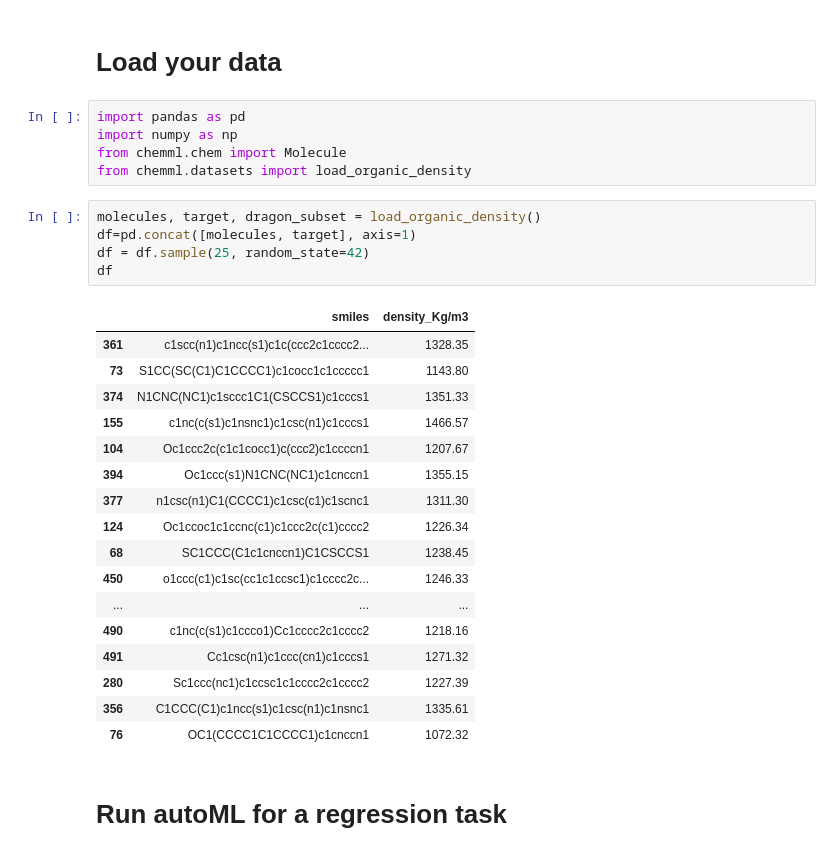
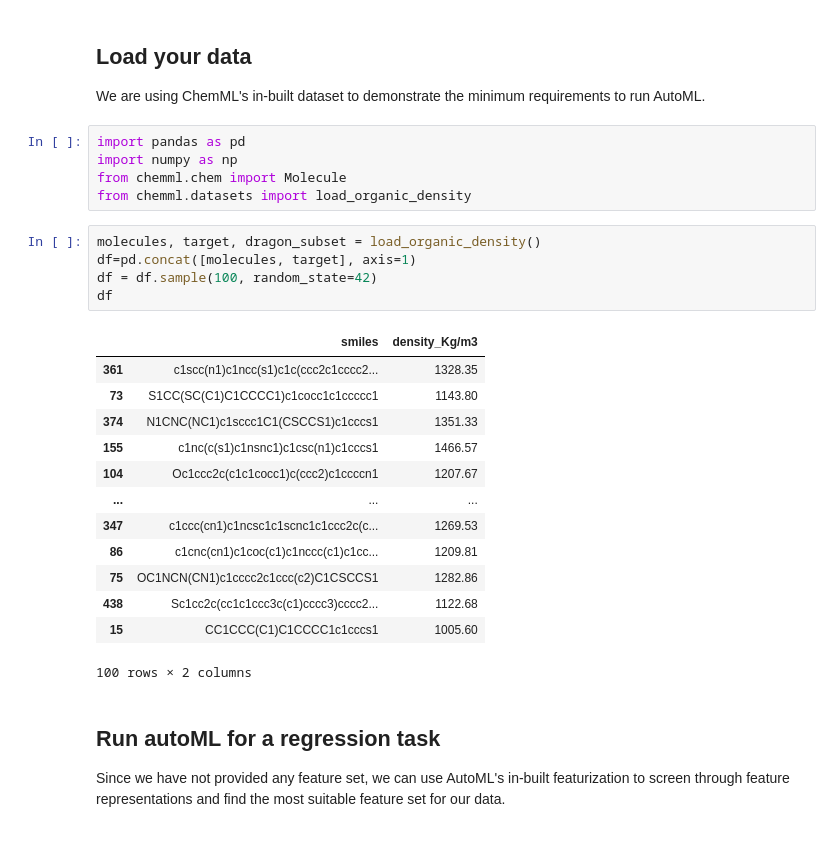
Before and after one commit to hachmannlab/chemml, a Jupyter notebook: ipython_notebooks/autoML_regression.ipynb, the cells around one changed output. Saved outputs shown, nothing was run; the diff lists cells and outputs as text.

```diff
--- a/ipython_notebooks/autoML_regression.ipynb
+++ b/ipython_notebooks/autoML_regression.ipynb
@@ -34,5 +42,7 @@ Returns dataframe of error metrics, machine learning model, algorithm, tuned hyp
 # %% [markdown]
-# Load your data
+## Load your data
+
+We are using ChemML's in-built dataset to demonstrate the minimum requirements to run AutoML.
 # %%
 import pandas as pd
 import numpy as np
@@ -41,28 +51,26 @@ from chemml.datasets import load_organic_density
 # %%
 molecules, target, dragon_subset = load_organic_density()
 df=pd.concat([molecules, target], axis=1)
-df = df.sample(25, random_state=42)
+df = df.sample(100, random_state=42)
 df
 # %% [output]
 |  | smiles | density_Kg/m3 |
 | 361 | c1scc(n1)c1ncc(s1)c1c(ccc2c1cccc2... | 1328.35 |
 | 73 | S1CC(SC(C1)C1CCCC1)c1cocc1c1ccccc1 | 1143.80 |
 | 374 | N1CNC(NC1)c1sccc1C1(CSCCS1)c1cccs1 | 1351.33 |
 | 155 | c1nc(c(s1)c1nsnc1)c1csc(n1)c1cccs1 | 1466.57 |
 | 104 | Oc1ccc2c(c1c1cocc1)c(ccc2)c1ccccn1 | 1207.67 |
-| 394 | Oc1ccc(s1)N1CNC(NC1)c1cnccn1 | 1355.15 |
-| 377 | n1csc(n1)C1(CCCC1)c1csc(c1)c1scnc1 | 1311.30 |
-| 124 | Oc1ccoc1c1ccnc(c1)c1ccc2c(c1)cccc2 | 1226.34 |
-| 68 | SC1CCC(C1c1cnccn1)C1CSCCS1 | 1238.45 |
-| 450 | o1ccc(c1)c1sc(cc1c1ccsc1)c1cccc2c... | 1246.33 |
 | ... | ... | ... |
-| 490 | c1nc(c(s1)c1ccco1)Cc1cccc2c1cccc2 | 1218.16 |
-| 491 | Cc1csc(n1)c1ccc(cn1)c1cccs1 | 1271.32 |
-| 280 | Sc1ccc(nc1)c1ccsc1c1cccc2c1cccc2 | 1227.39 |
-| 356 | C1CCC(C1)c1ncc(s1)c1csc(n1)c1nsnc1 | 1335.61 |
-| 76 | OC1(CCCC1C1CCCC1)c1cnccn1 | 1072.32 |
+| 347 | c1ccc(cn1)c1ncsc1c1scnc1c1ccc2c(c... | 1269.53 |
+| 86 | c1cnc(cn1)c1coc(c1)c1nccc(c1)c1cc... | 1209.81 |
+| 75 | OC1NCN(CN1)c1cccc2c1ccc(c2)C1CSCCS1 | 1282.86 |
+| 438 | Sc1cc2c(cc1c1ccc3c(c1)cccc3)cccc2... | 1122.68 |
+| 15 | CC1CCC(C1)C1CCCC1c1cccs1 | 1005.60 |
+100 rows × 2 columns
 # %% [markdown]
-# Run autoML for a regression task
+## Run autoML for a regression task
+
+Since we have not provided any feature set, we can use AutoML's in-built featurization to screen through feature representations and find the most suitable feature set for our data.
 # %%
 from chemml.autoML import ModelScreener
 MS = ModelScreener(df, target="density_Kg/m3", featurization=True, smiles="smiles",
```
Also changed, not shown: parts of 17 cells of this notebook, 11 other files.
